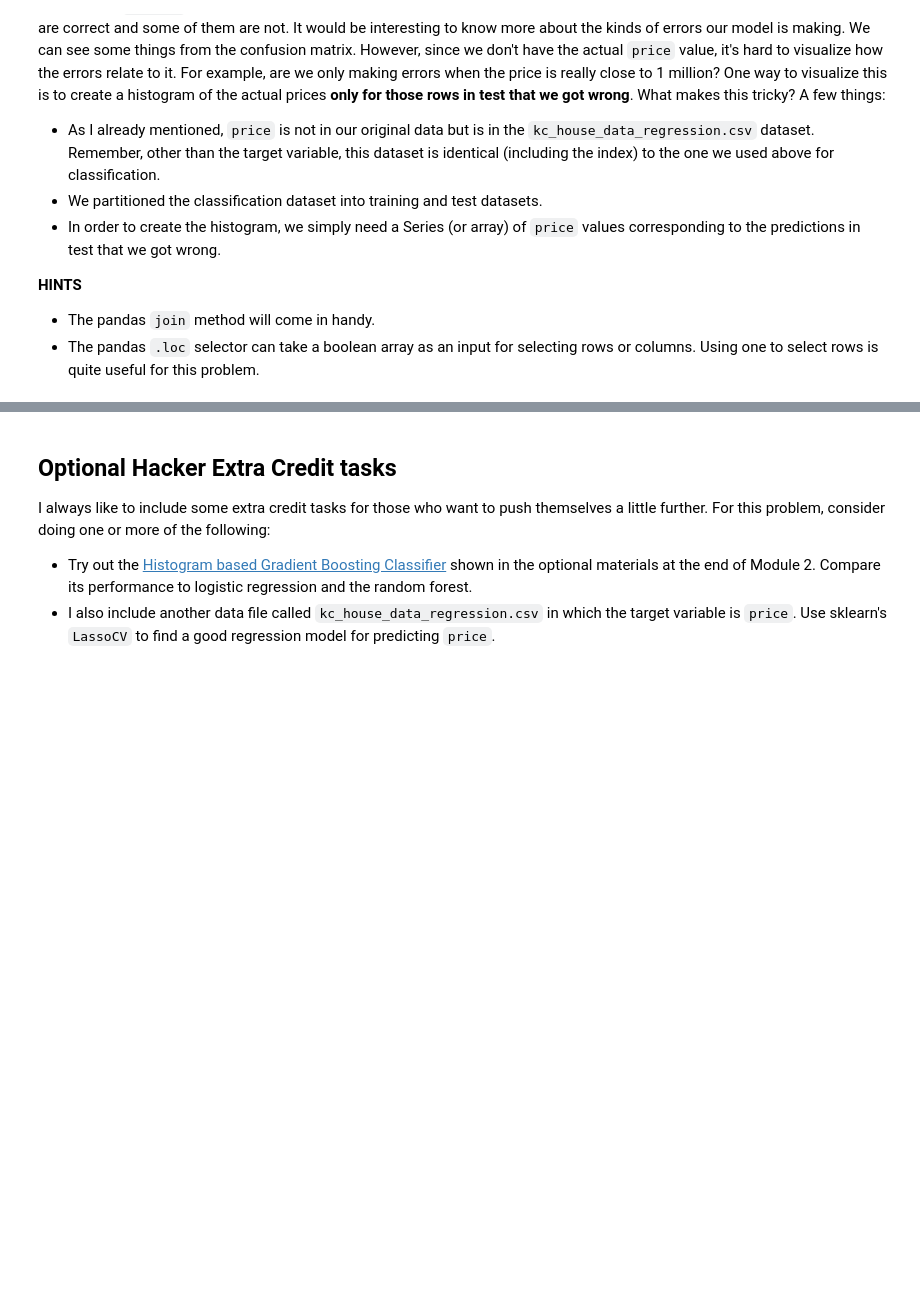
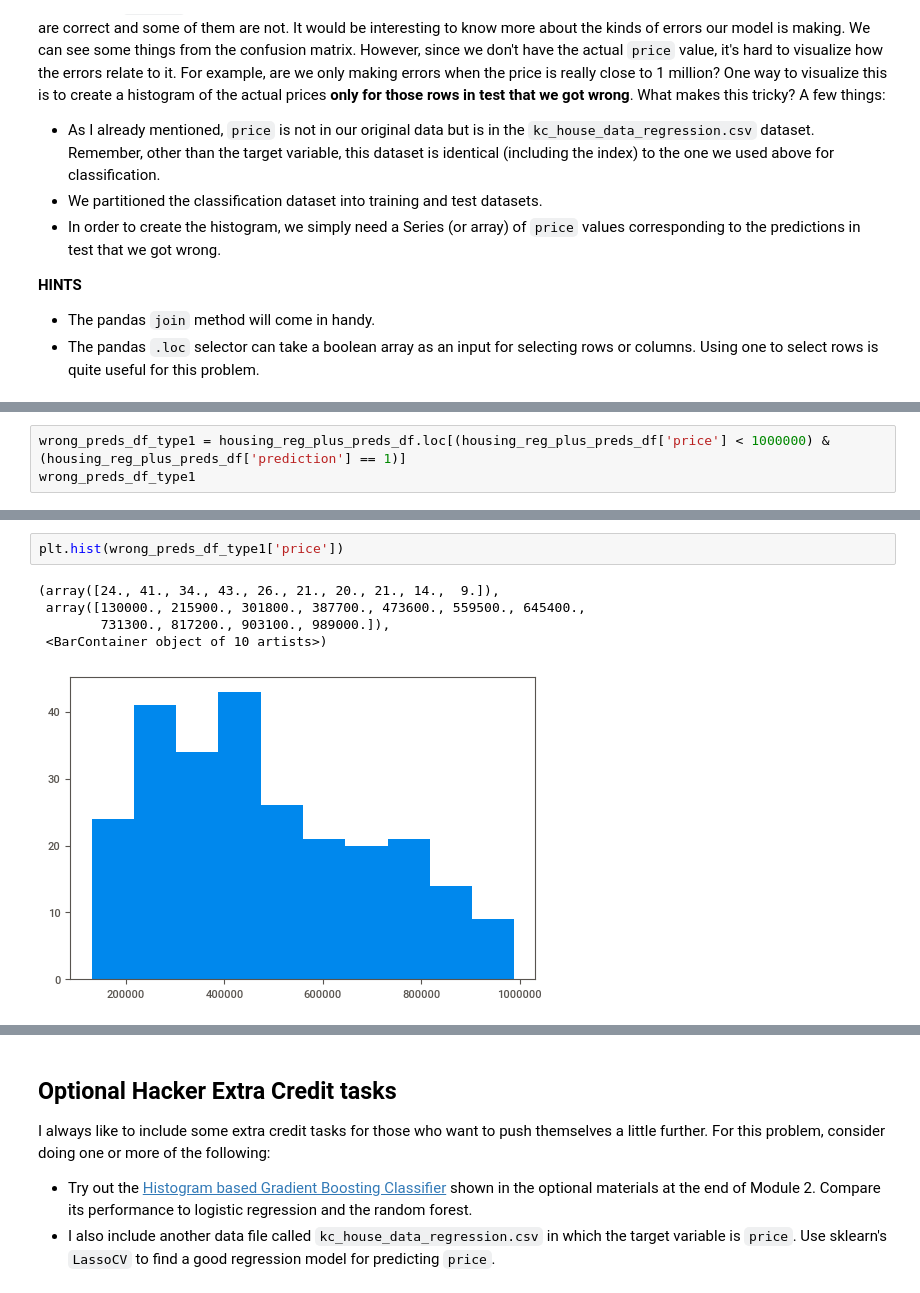
Before and after one commit to dimasmoosa/HW1_KC_HouseSales, a Jupyter notebook: aap_hw1_s22_sklearn.ipynb, the cells around one changed output, grey strips where cells are left out. Saved outputs shown, nothing was run; the diff lists cells and outputs as text; blank space fills up the shorter version.

```diff
--- a/aap_hw1_s22_sklearn.ipynb
+++ b/aap_hw1_s22_sklearn.ipynb
@@ -920,0 +1043,3 @@ I also include another data file called `kc_house_data_regression.csv` in which
+# %%
+wrong_preds_df_type1 = housing_reg_plus_preds_df.loc[(housing_reg_plus_preds_df['price'] < 1000000) & (housing_reg_plus_preds_df['prediction'] == 1)]
+wrong_preds_df_type1
@@ -920,0 +1060,8 @@ I also include another data file called `kc_house_data_regression.csv` in which
+# %%
+plt.hist(wrong_preds_df_type1['price'])
+# %% [output]
+(array([24., 41., 34., 43., 26., 21., 20., 21., 14.,  9.]),
+ array([130000., 215900., 301800., 387700., 473600., 559500., 645400.,
+        731300., 817200., 903100., 989000.]),
+ <BarContainer object of 10 artists>)
+[figure, added]
```
Also changed, not shown: parts of 21 cells of this notebook.
